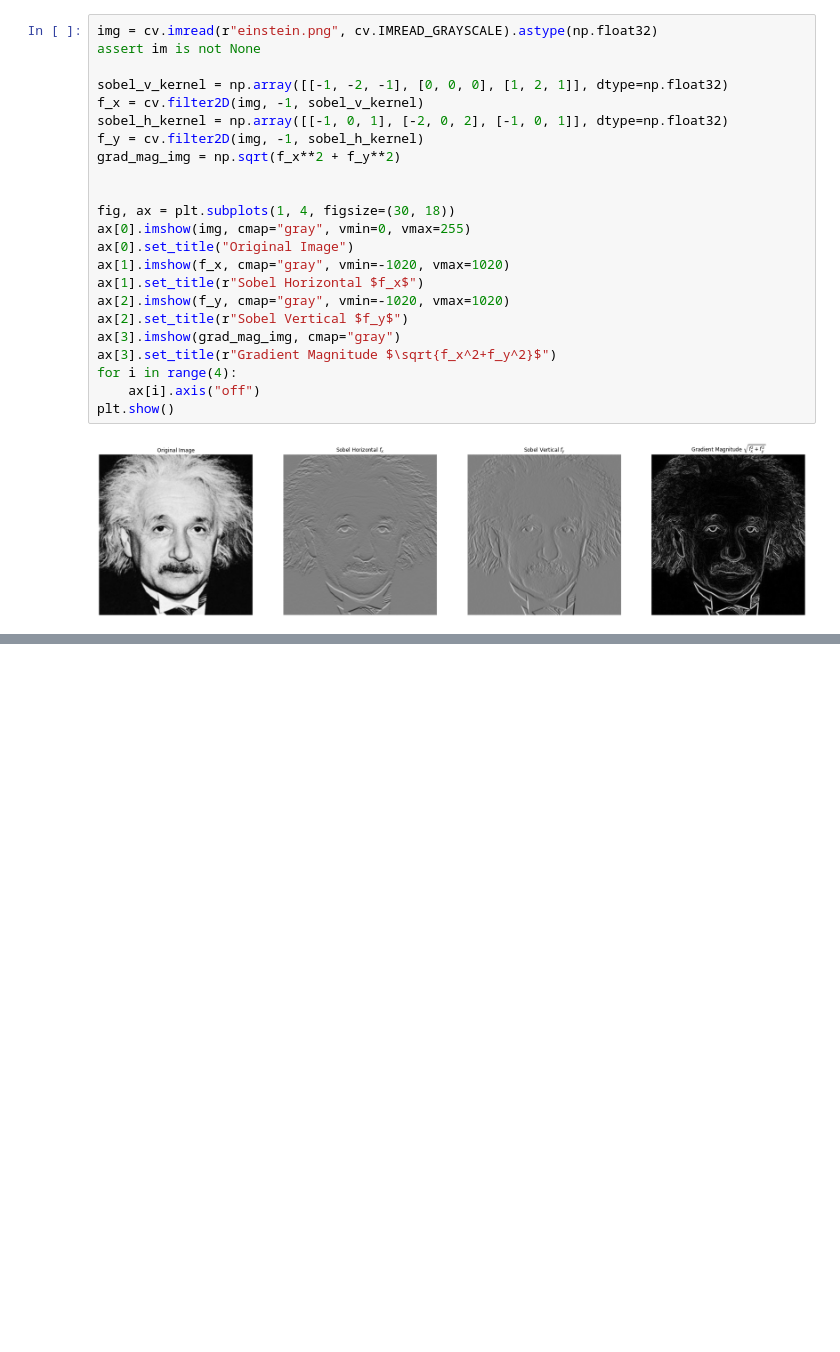
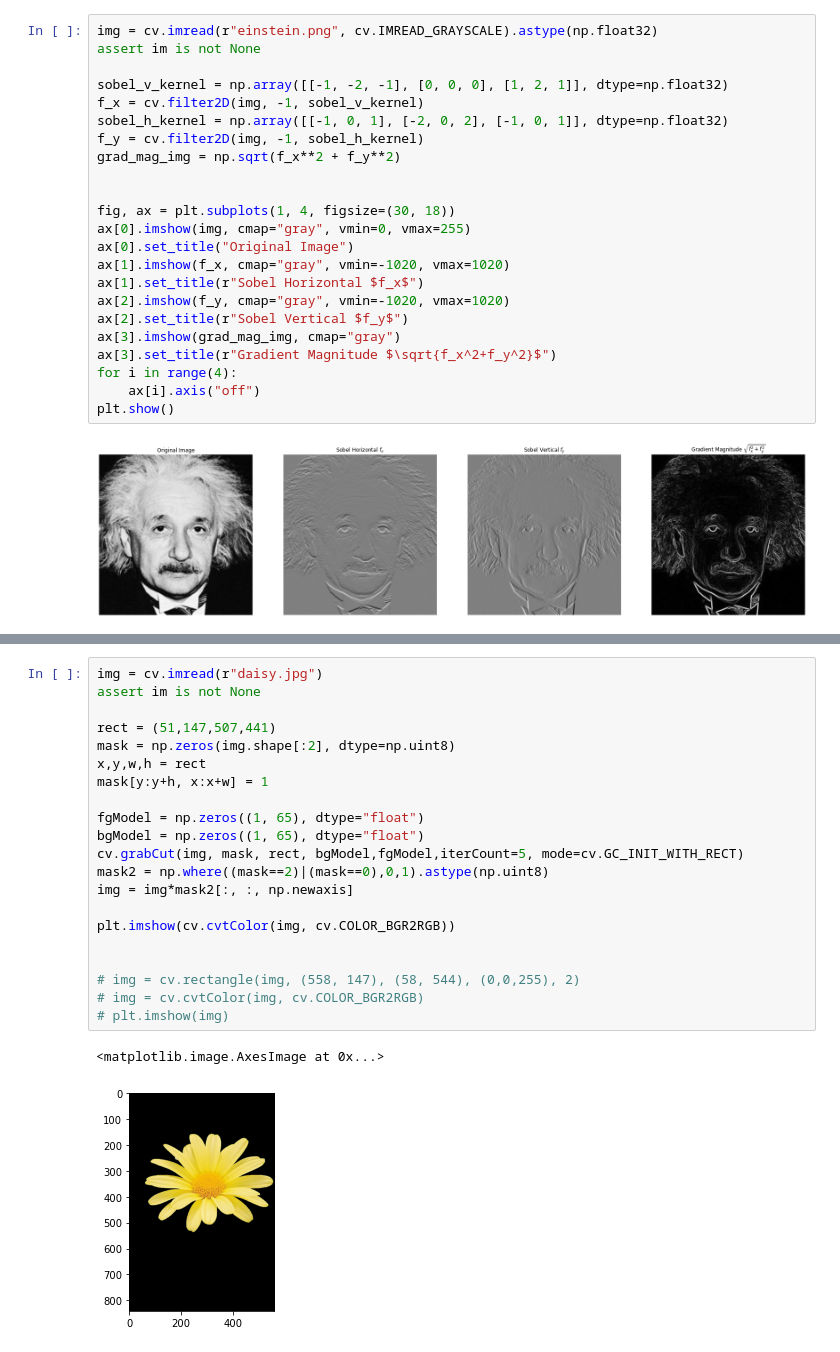
Before and after one commit to dakshinatharindu/Image-Processing, a Jupyter notebook: Assignment-01/190622R_a01.ipynb, the cells around one changed output, grey strips where cells are left out. Cells and saved outputs as stored; diff of their text form; blank space fills up the shorter version.

```diff
--- a/Assignment-01/190622R_a01.ipynb
+++ b/Assignment-01/190622R_a01.ipynb
@@ -245,0 +271,24 @@ plt.show()
+# %%
+img = cv.imread(r"daisy.jpg")
+assert im is not None
+
+rect = (51,147,507,441)
+mask = np.zeros(img.shape[:2], dtype=np.uint8)
+x,y,w,h = rect
+mask[y:y+h, x:x+w] = 1
+
+fgModel = np.zeros((1, 65), dtype="float")
+bgModel = np.zeros((1, 65), dtype="float")
+cv.grabCut(img, mask, rect, bgModel,fgModel,iterCount=5, mode=cv.GC_INIT_WITH_RECT)
+mask2 = np.where((mask==2)|(mask==0),0,1).astype(np.uint8)
+img = img*mask2[:, :, np.newaxis]
+
+plt.imshow(cv.cvtColor(img, cv.COLOR_BGR2RGB))
+
+
+# img = cv.rectangle(img, (558, 147), (58, 544), (0,0,255), 2)
+# img = cv.cvtColor(img, cv.COLOR_BGR2RGB)
+# plt.imshow(img)
+# %% [output]
+<matplotlib.image.AxesImage at 0x...>
+[figure, added]
```
Also changed, not shown: parts of 2 cells of this notebook.
